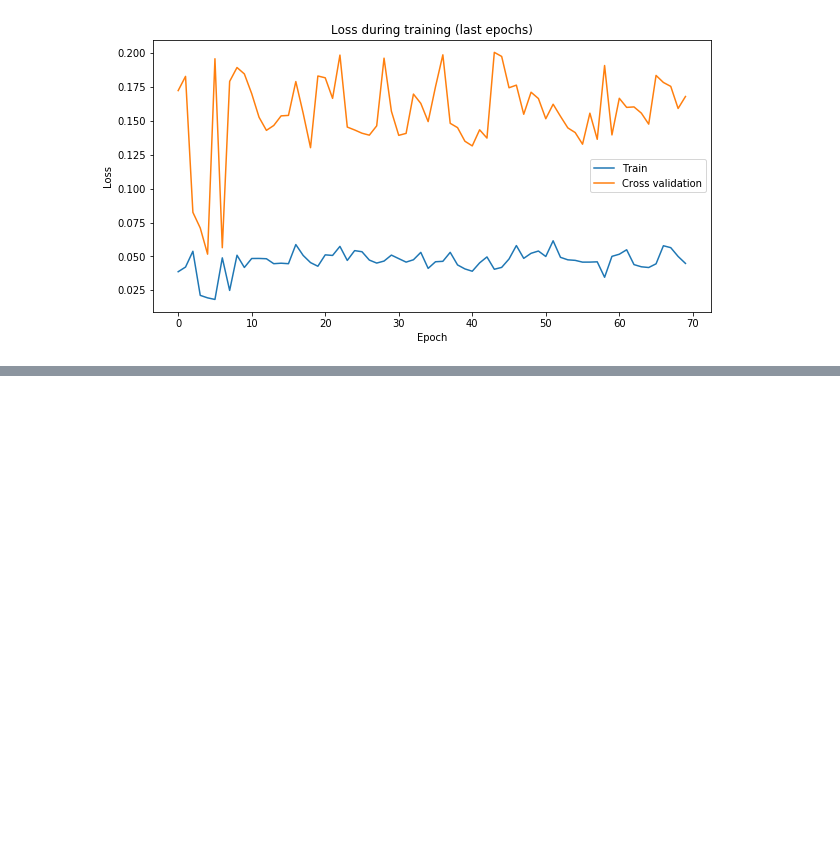
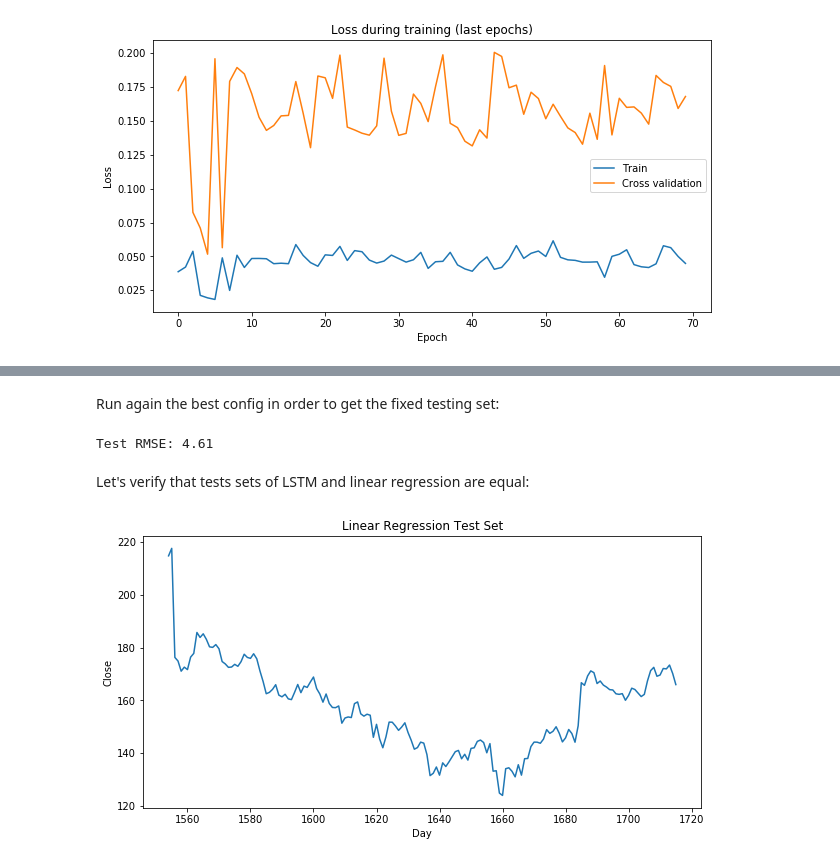
Before and after one commit to edibusl/stocks-predict, a Jupyter notebook: Stocks Prediction - Keras LSTM.ipynb, the cells around one changed output, grey strips where cells are left out. Saved outputs shown, nothing was run; the diff lists cells and outputs as text; code cells hidden in the pictures; blank space fills up the shorter version.

Commit message:
Comparing LSTM and linear regression + simulation

```diff
--- a/Stocks Prediction - Keras LSTM.ipynb
+++ b/Stocks Prediction - Keras LSTM.ipynb
@@ -2048,0 +2053,5 @@ plot_prediction_results(res_split_20_neurons_20_reg_03, plot_predicted_vs_actual
+# %%
+numebr_of_days = 172
+filename="data/facebook.csv"
+res_actuals_linear, res_predicted_linear, df_results_linear, rmse_linear = predict_close_linear_regression(filename, numebr_of_days)
+print("RMSE of last {} days: {}".format(numebr_of_days, rmse_linear))
@@ -2048,0 +2141,37 @@ plot_prediction_results(res_split_20_neurons_20_reg_03, plot_predicted_vs_actual
+# %% [markdown]
+Run again the best config in order to get the fixed testing set:
+# %%
+configs = {
+    "general": {
+        "plot_results": False,
+        "verbose": 0,
+        "use_all_features": False,
+        "train_size": 0.8
+    },
+    "model": {
+        "batch_size": 4,
+        "look_back": 10,
+        "epochs": 70,
+        "network": {
+            "custom_optimizer": False,
+            "regularization_factor": 0,
+            "dropout_val": 0,
+            "lstm_neurons": [20, 20]
+        }
+    }
+}
+res_20_neurons = run_single_configuration(configs)
+# %% [output]
+Test RMSE: 4.61
+# %% [markdown]
+Let's verify that tests sets of LSTM and linear regression are equal:
+# %%
+df_results_linear_cut = df_results_linear[-174:-10]
+plt.figure(figsize=(10, 5))
+plt.plot(df_results_linear_cut["Close"])
+plt.title("Linear Regression Test Set")
+plt.ylabel("Close")
+plt.xlabel("Day")
+plt.show()
+# %% [output]
+[figure, added]
```
Also changed, not shown: parts of 55 cells of this notebook, 2 other files.
